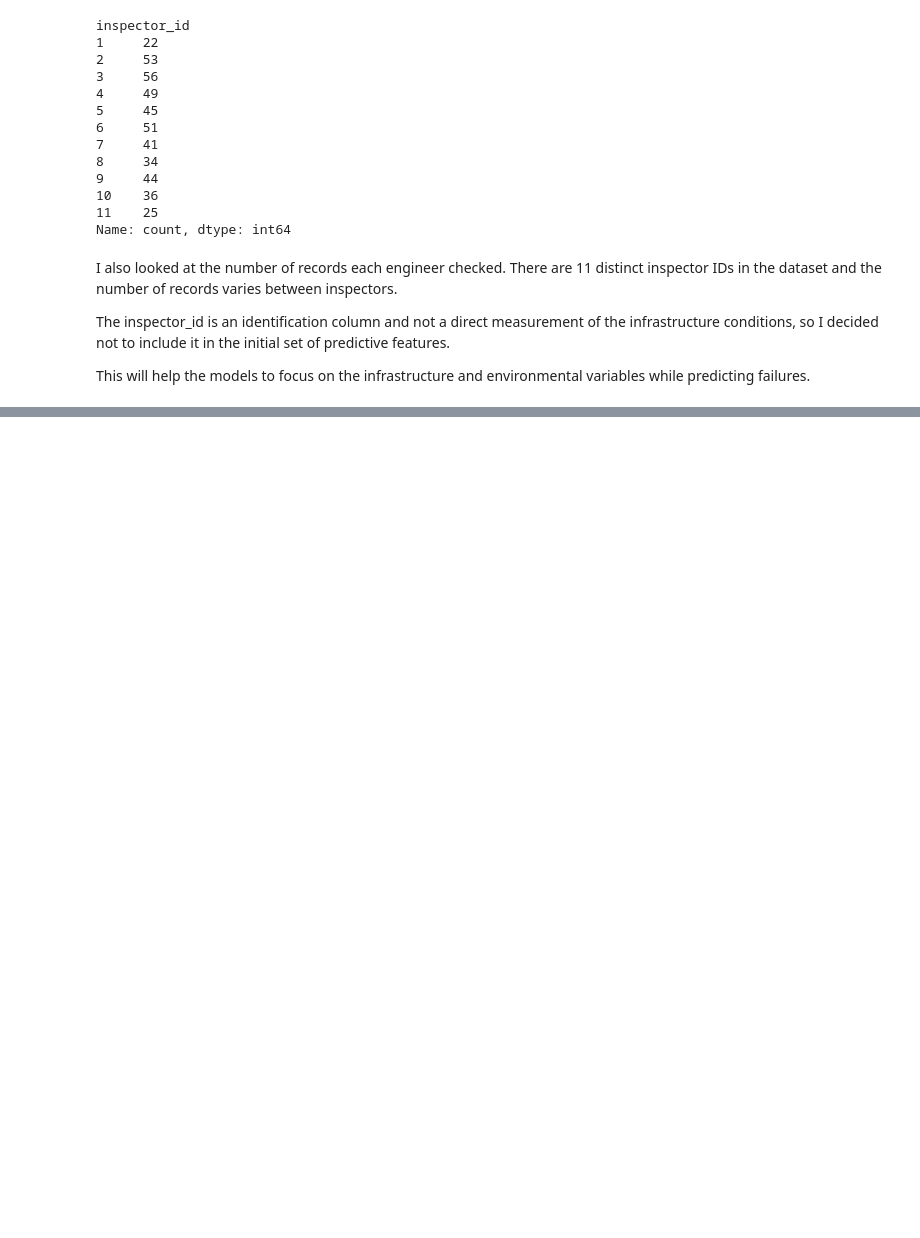
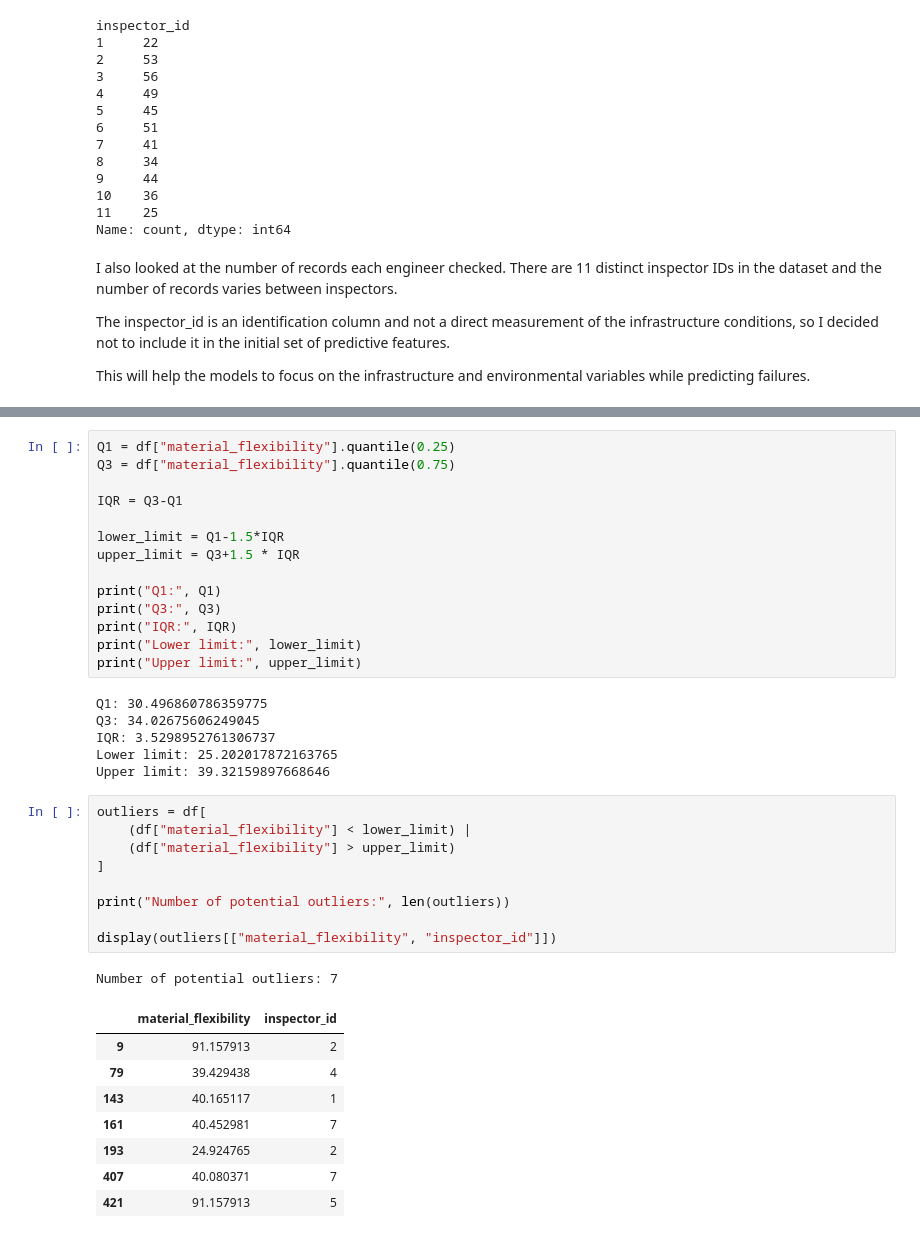
Before and after one commit to GoneVamshi/urban-infrastructure-ml, a Jupyter notebook: notebooks/analysis.ipynb, the cells around one changed output, grey strips where cells are left out. Drawn from its saved outputs; the diff is of its cells as text; blank space fills up the shorter version.

Commit message:
Investigated missing values, categorical errors and outliers

```diff
--- a/notebooks/analysis.ipynb
+++ b/notebooks/analysis.ipynb
@@ -184,0 +274,39 @@ This will help the models to focus on the infrastructure and environmental varia
+# %%
+Q1 = df["material_flexibility"].quantile(0.25)
+Q3 = df["material_flexibility"].quantile(0.75)
+
+IQR = Q3-Q1
+
+lower_limit = Q1-1.5*IQR
+upper_limit = Q3+1.5 * IQR
+
+print("Q1:", Q1)
+print("Q3:", Q3)
+print("IQR:", IQR)
+print("Lower limit:", lower_limit)
+print("Upper limit:", upper_limit)
+# %% [output]
+Q1: 30.496860786359775
+Q3: 34.02675606249045
+IQR: 3.5298952761306737
+Lower limit: 25.202017872163765
+Upper limit: 39.32159897668646
+# %%
+outliers = df[
+    (df["material_flexibility"] < lower_limit) |
+    (df["material_flexibility"] > upper_limit)
+]
+
+print("Number of potential outliers:", len(outliers))
+
+display(outliers[["material_flexibility", "inspector_id"]])
+# %% [output]
+Number of potential outliers: 7
+|  | material_flexibility | inspector_id |
+| 9 | 91.157913 | 2 |
+| 79 | 39.429438 | 4 |
+| 143 | 40.165117 | 1 |
+| 161 | 40.452981 | 7 |
+| 193 | 24.924765 | 2 |
+| 407 | 40.080371 | 7 |
+| 421 | 91.157913 | 5 |
```
Also changed, not shown: parts of 17 cells of this notebook.
